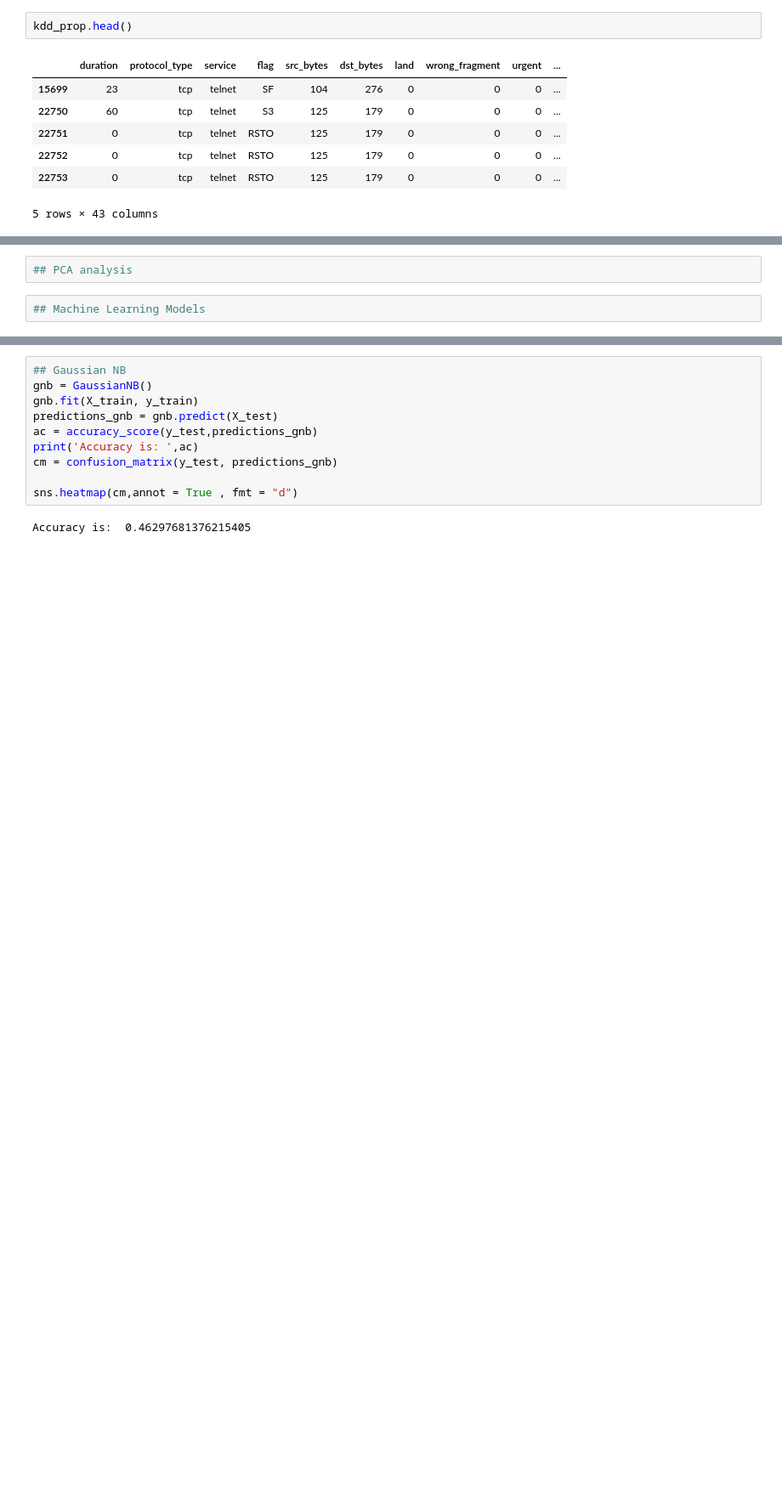
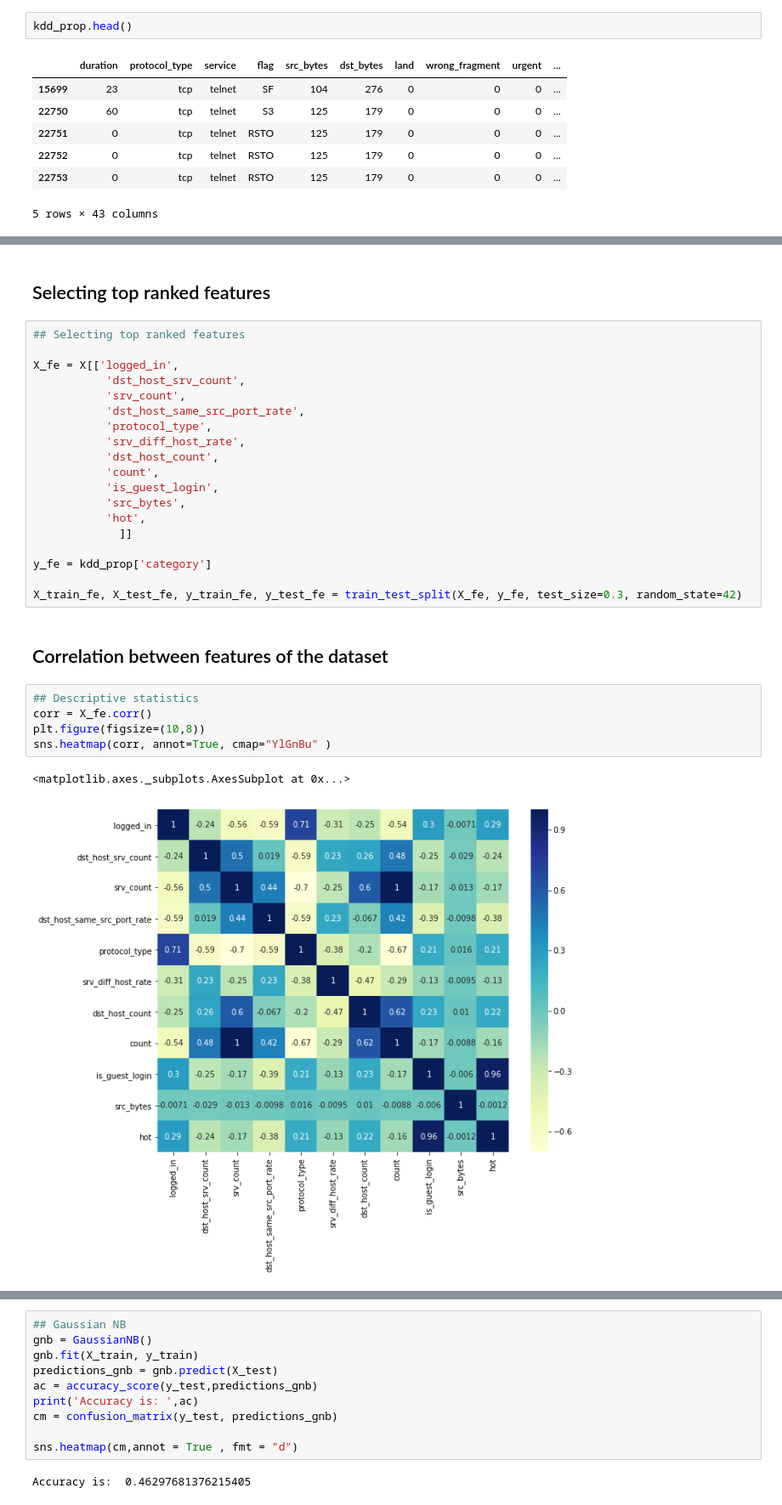
Before and after one commit to kaleoyster/IDS_data_analysis, a Jupyter notebook: Notebooks/Clean_Version.ipynb, the cells around one changed output, grey strips where cells are left out. Shown: that part at 85% size. Drawn from its saved outputs; the diff is of its cells as text; blank space fills up the shorter version.

```diff
--- a/Notebooks/Clean_Version.ipynb
+++ b/Notebooks/Clean_Version.ipynb
@@ -200,4 +292,31 @@ Features sorted by their score:
-# %%
-## PCA analysis
-# %%
-## Machine Learning Models
+# %% [markdown]
+## Selecting top ranked features
+# %%
+## Selecting top ranked features
+
+X_fe = X[['logged_in',
+           'dst_host_srv_count',
+           'srv_count',
+           'dst_host_same_src_port_rate',
+           'protocol_type',
+           'srv_diff_host_rate',
+           'dst_host_count',
+           'count',
+           'is_guest_login',
+           'src_bytes',
+           'hot',
+             ]]
+
+y_fe = kdd_prop['category']
+
+X_train_fe, X_test_fe, y_train_fe, y_test_fe = train_test_split(X_fe, y_fe, test_size=0.3, random_state=42)
+# %% [markdown]
+## Correlation between features of the dataset
+# %%
+## Descriptive statistics
+corr = X_fe.corr()
+plt.figure(figsize=(10,8))
+sns.heatmap(corr, annot=True, cmap="YlGnBu" )
+# %% [output]
+<matplotlib.axes._subplots.AxesSubplot at 0x...>
+[figure, added]
```
Also changed, not shown: parts of 56 cells of this notebook, 2 other files.
